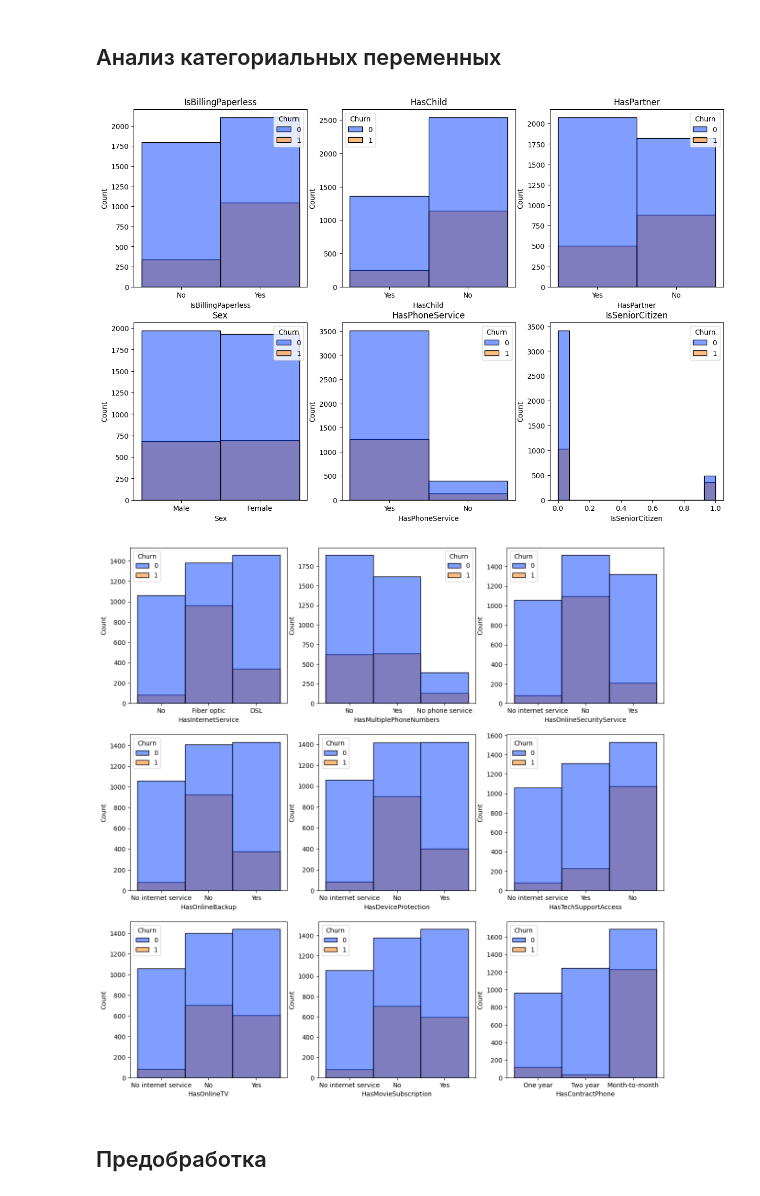
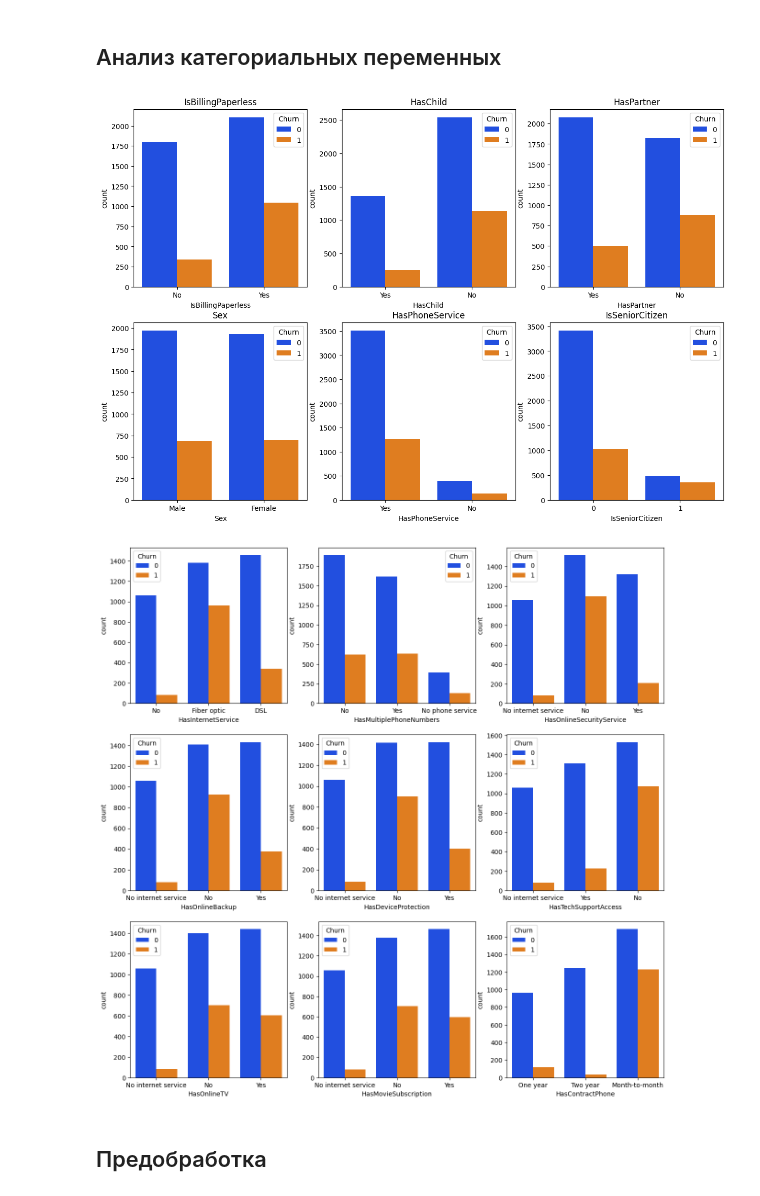
Before and after one commit to bursinigor-MT/ML-Portfolio, a Jupyter notebook: churn_predict/churn_analysis.ipynb, the cells around one changed output. Cells and saved outputs as stored; diff of their text form; code cells hidden in the pictures.

```diff
--- a/churn_predict/churn_analysis.ipynb
+++ b/churn_predict/churn_analysis.ipynb
@@ -25,8 +25,8 @@ def full_read_and_bool_to_int(path):
 
   return data.copy()
 # %%
-train = full_read_and_bool_to_int('data/churn_train.csv')
-test =  full_read_and_bool_to_int('data/churn_test.csv')
+train = full_read_and_bool_to_int('/content/drive/MyDrive/Dataset/churn_train.csv')
+test =  full_read_and_bool_to_int('/content/drive/MyDrive/Dataset/churn_test.csv')
 # %%
 num_cols = ['ClientPeriod',
             'MonthlySpending',
@@ -140,22 +140,22 @@ plt.show()
 fig, axes = plt.subplots(2, 3, figsize=(15,10))
 
 for i, ax in enumerate(axes.flat):
-  sns.histplot(x=train[bool_cols[i]], hue=train['Churn'], palette='bright',ax=ax)
+  sns.countplot(x=train[bool_cols[i]], hue=train['Churn'], palette='bright',ax=ax)
   ax.set_title(f'{bool_cols[i]}')
 
 plt.show()
 # %% [output]
-[figure, old version]
+[figure, new version]
 # %%
 fig, axes = plt.subplots(3, 3, figsize=(15,15))
 
 for i, ax in enumerate(axes.flat):
-  sns.histplot(x=train[cat_cols[i]], hue=train['Churn'], palette='bright',ax=ax)
+  sns.countplot(x=train[cat_cols[i]], hue=train['Churn'], palette='bright',ax=ax)
   #ax.set_title(f'{cat_cols[i]}')
 
 plt.show()
 # %% [output]
-[figure, old version]
+[figure, new version]
 # %% [markdown]
 ## Предобработка
 # %%
```
Also changed, not shown: parts of 7 cells of this notebook.
